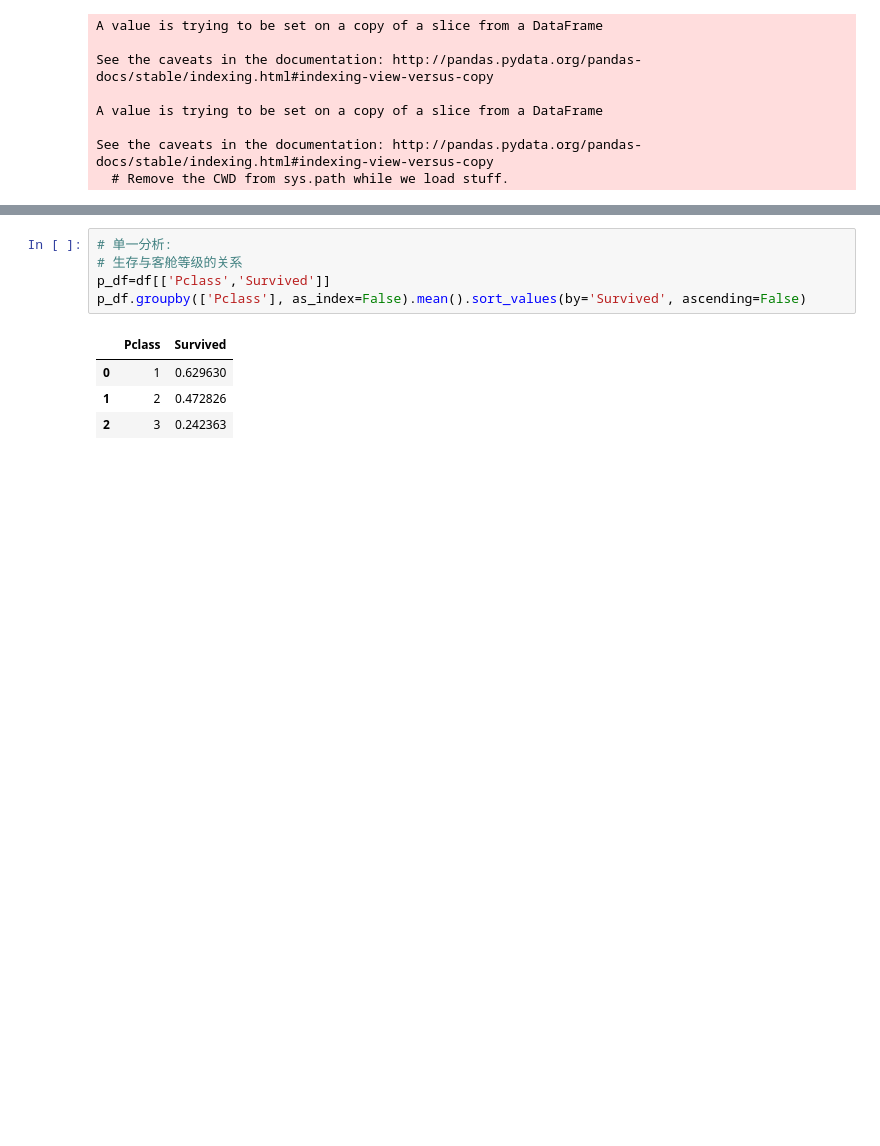
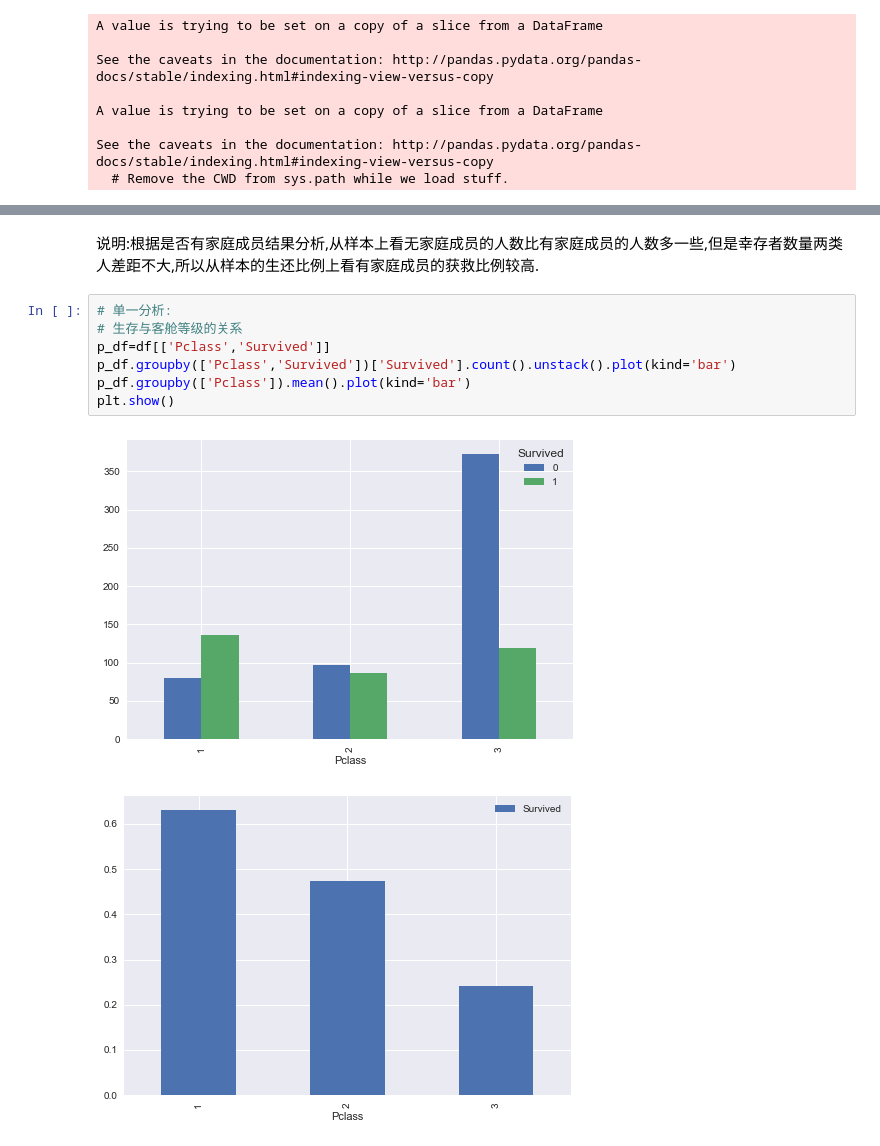
Before and after one commit to xueweiyema/titanic_analysis, a Jupyter notebook: titanic.ipynb, the cells around one changed output, grey strips where cells are left out. Cells and saved outputs as stored; diff of their text form; blank space fills up the shorter version.

```diff
--- a/titanic.ipynb
+++ b/titanic.ipynb
@@ -110,10 +123,12 @@ f_df.groupby(['Is_family'], as_index=False).mean().sort_values(by='Survived', as
+# %% [markdown]
+说明:根据是否有家庭成员结果分析,从样本上看无家庭成员的人数比有家庭成员的人数多一些,但是幸存者数量两类人差距不大,所以从样本的生还比例上看有家庭成员的获救比例较高.
 # %%
 # 单一分析:
 # 生存与客舱等级的关系
 p_df=df[['Pclass','Survived']]
-p_df.groupby(['Pclass'], as_index=False).mean().sort_values(by='Survived', ascending=False)
+p_df.groupby(['Pclass','Survived'])['Survived'].count().unstack().plot(kind='bar')
+p_df.groupby(['Pclass']).mean().plot(kind='bar')
+plt.show()
 # %% [output]
-|  | Pclass | Survived |
-| 0 | 1 | 0.629630 |
-| 1 | 2 | 0.472826 |
-| 2 | 3 | 0.242363 |
+[figure, added]
+[figure, added]
```
Also changed, not shown: parts of 27 cells of this notebook, 1 other file.
